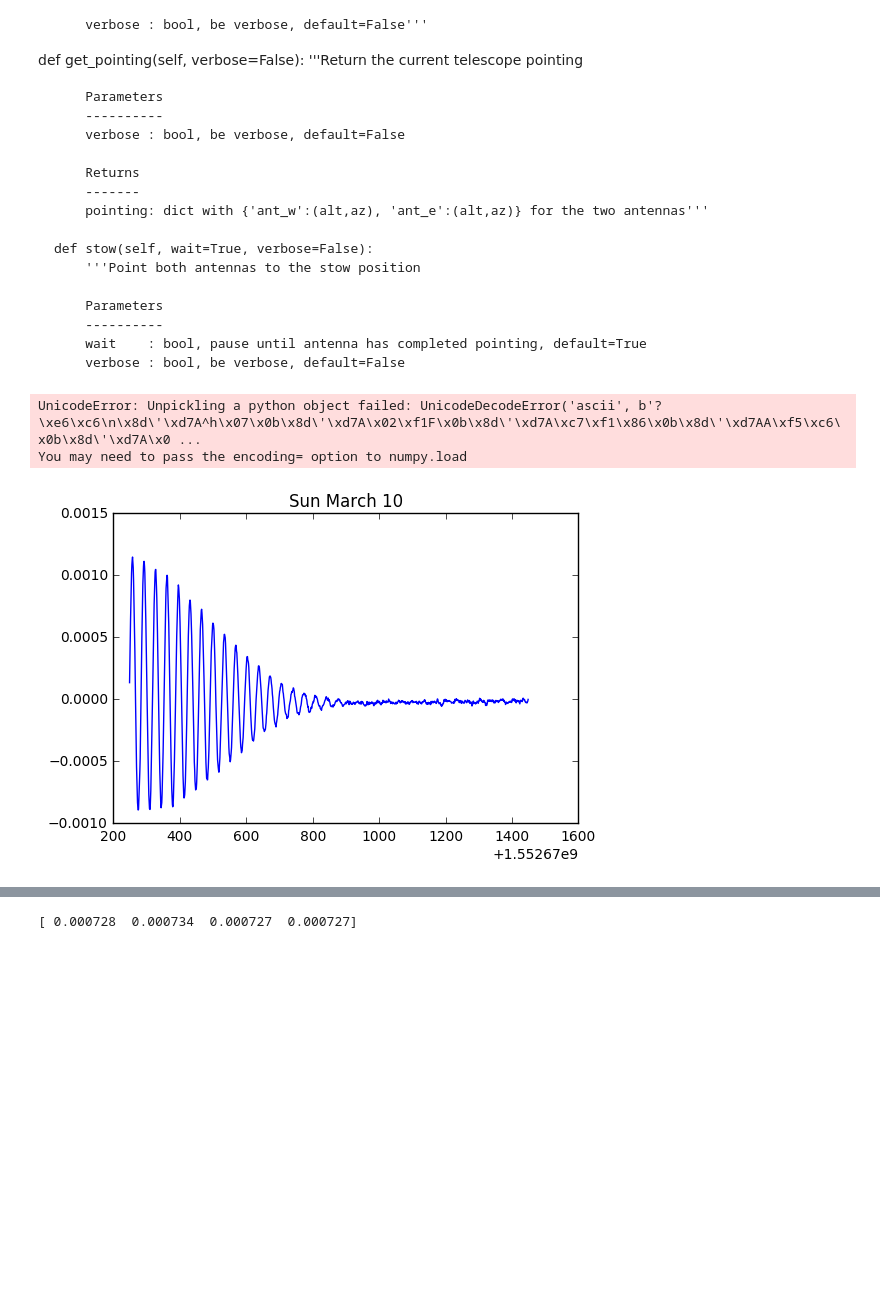
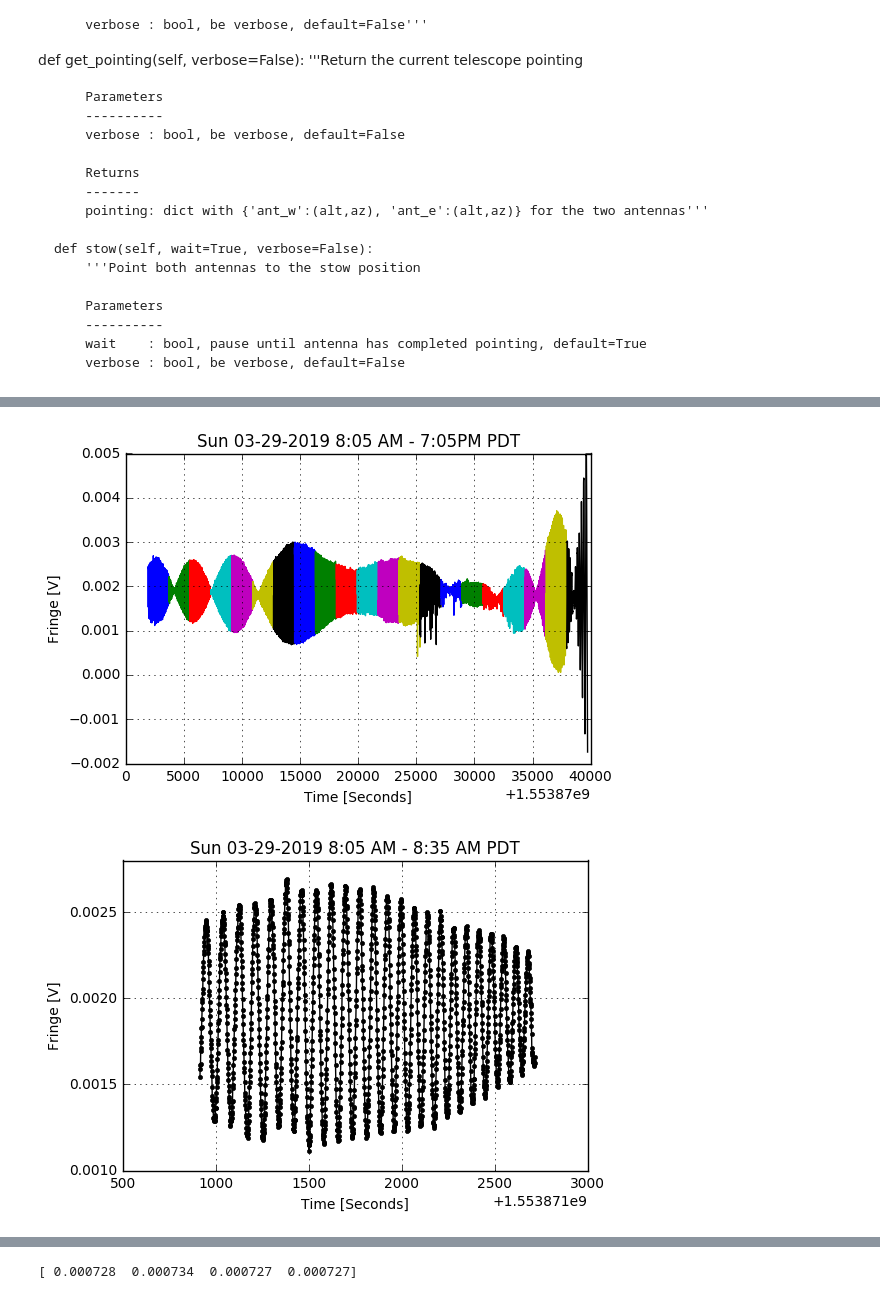
Before and after one commit to ceeliketheletter/Radiolab, a Jupyter notebook: gould_lab3.ipynb, the cells around one changed output, grey strips where cells are left out. Saved outputs shown, nothing was run; the diff lists cells and outputs as text; code cells hidden in the pictures; blank space fills up the shorter version.

```diff
--- a/gould_lab3.ipynb
+++ b/gould_lab3.ipynb
@@ -270,20 +275,19 @@ sun_mar29 = np.load('/Users/CEE/Desktop/lab3/ugradio-scout-master/sun_mar29.npz'
-# %%
-print(np.shape(sun_mar29['unitimes']))
-print(np.shape(moon_mar17['unitimes']))
-#sun_29_volts = sun_mar29['volts']
-#sun_29_time = sun_mar29['unitimes']
-# %% [output]
-UnicodeError: Unpickling a python object failed: UnicodeDecodeError('ascii', b'?\xe6\xc6\n\x8d\'\xd7A^h\x07\x0b\x8d\'\xd7A\x02\xf1F\x0b\x8d\'\xd7A\xc7\xf1\x86\x0b\x8d\'\xd7AA\xf5\xc6\x0b\x8d\'\xd7A\x0 ...
-You may need to pass the encoding= option to numpy.load
 # %%
 sun_10_volts = sun_mar10['volts']
 sun_10_time = sun_mar10['unitimes']
+
+sun_14_time = sun_mar14['unitimes']
+sun_14_volts = sun_mar14['volts']
 
 sun_18_volts = sun_mar18['volts']
 sun_18_time = sun_mar18['unitimes']
 
 sun_19_volts = sun_mar19['volts']
 sun_19_time = sun_mar19['unitimes']
+
+sun_29_volts = sun_mar29['volts']
+sun_29_time = sun_mar29['unitimes']
+
 
 moon_17_volts = moon_mar17['volts']
 moon_17_time = moon_mar17['unitimes']
@@ -294,11 +298,36 @@ moon_18_time = moon_mar18['unitimes']
 moon_18_2_volts = moon_mar18_2['volts']
 moon_18_2_time = moon_mar18_2['unitimes']
 
-cygnus_17_volts = moon_mar18['volts']
-cygnus_17_time = moon_mar18['unitimes']
+cygnus_17_volts = cygnus_mar17['volts']
+cygnus_17_time = cygnus_mar17['unitimes']
+
+crab_5_volts = crab_apr5['volts']
+crab_5_time = crab_apr5['unitimes']
-# %%
-plt.plot(sun_10_time, sun_10_volts)
-plt.title('Sun March 10')
-plt.show()
-# %% [output]
-[figure, removed]
+# %%
+print(len(sun_29_volts))
+print(len(sun_29_volts[0]))
+
+start_date = Time(timing.julian_date(sun_29_time[0][0]), format = 'jd')
+start_date.format = 'iso'
+print('UTC start time = ', start_date)
+
+end_date = Time(timing.julian_date(sun_29_time[21][-1]), format = 'jd')
+end_date.format = 'iso'
+print('UTC end time = ', end_date)
+
+for i in range(len(sun_29_volts)-1):
+    plt.plot(sun_29_time[i], sun_29_volts[i] , label = i*0.5 + 8)
+plt.title('Sun 03-29-2019 8:05 AM - 7:05PM PDT')
+plt.xlabel('Time [Seconds]')
+plt.ylabel('Fringe [V]')
+#plt.legend()
+plt.grid()
+plt.show()
+
+plt.plot(sun_29_time[0], sun_29_volts[0], 'k.-')
+plt.title('Sun 03-29-2019 8:05 AM - 8:35 AM PDT' )
+plt.xlabel('Time [Seconds]')
+plt.ylabel('Fringe [V]')
+plt.grid()
+plt.show()
+# %% [output]
@@ -304,0 +338,2 @@ plt.show()
+[figure, added]
+[figure, added]
```
Also changed, not shown: parts of 25 cells of this notebook.
